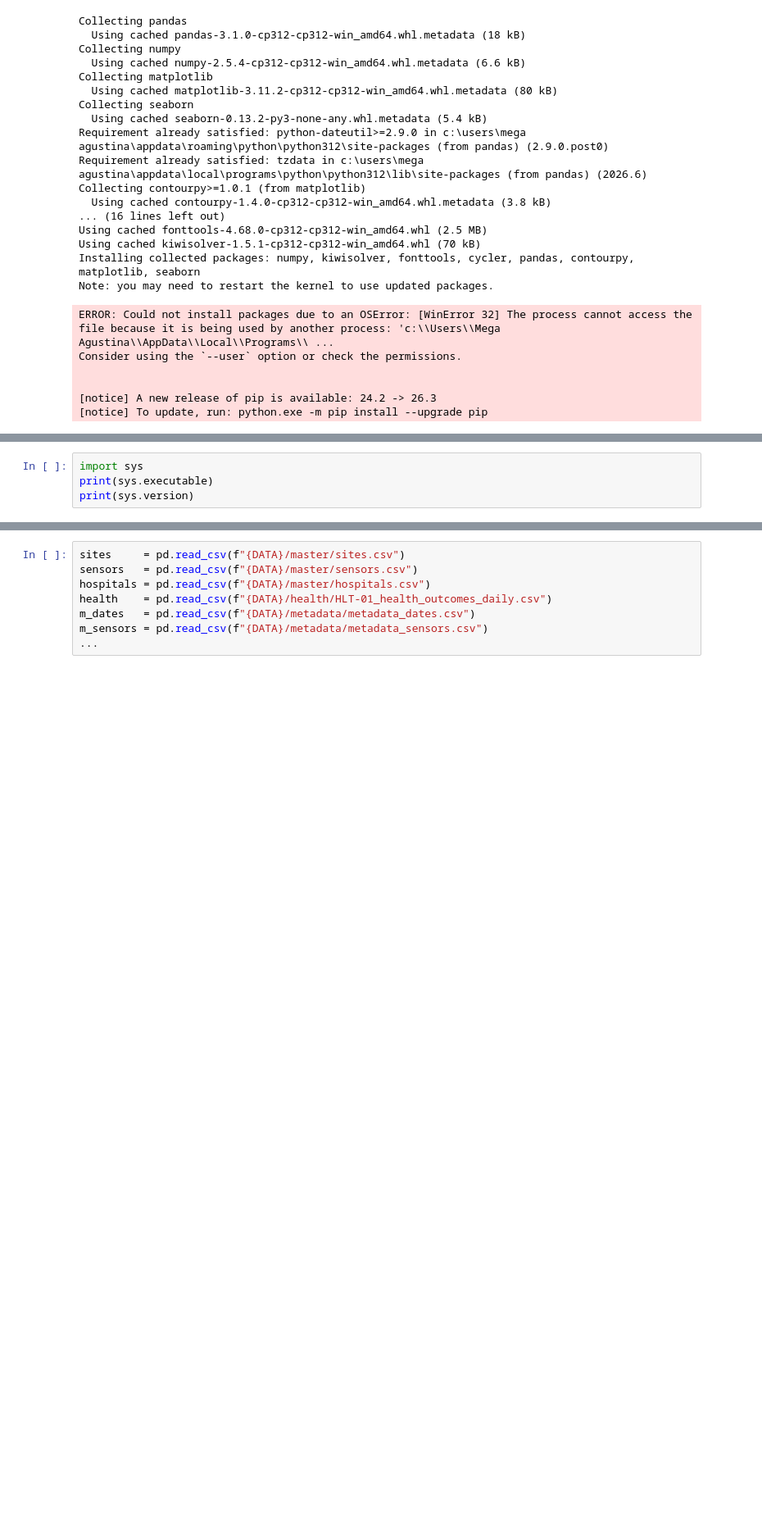
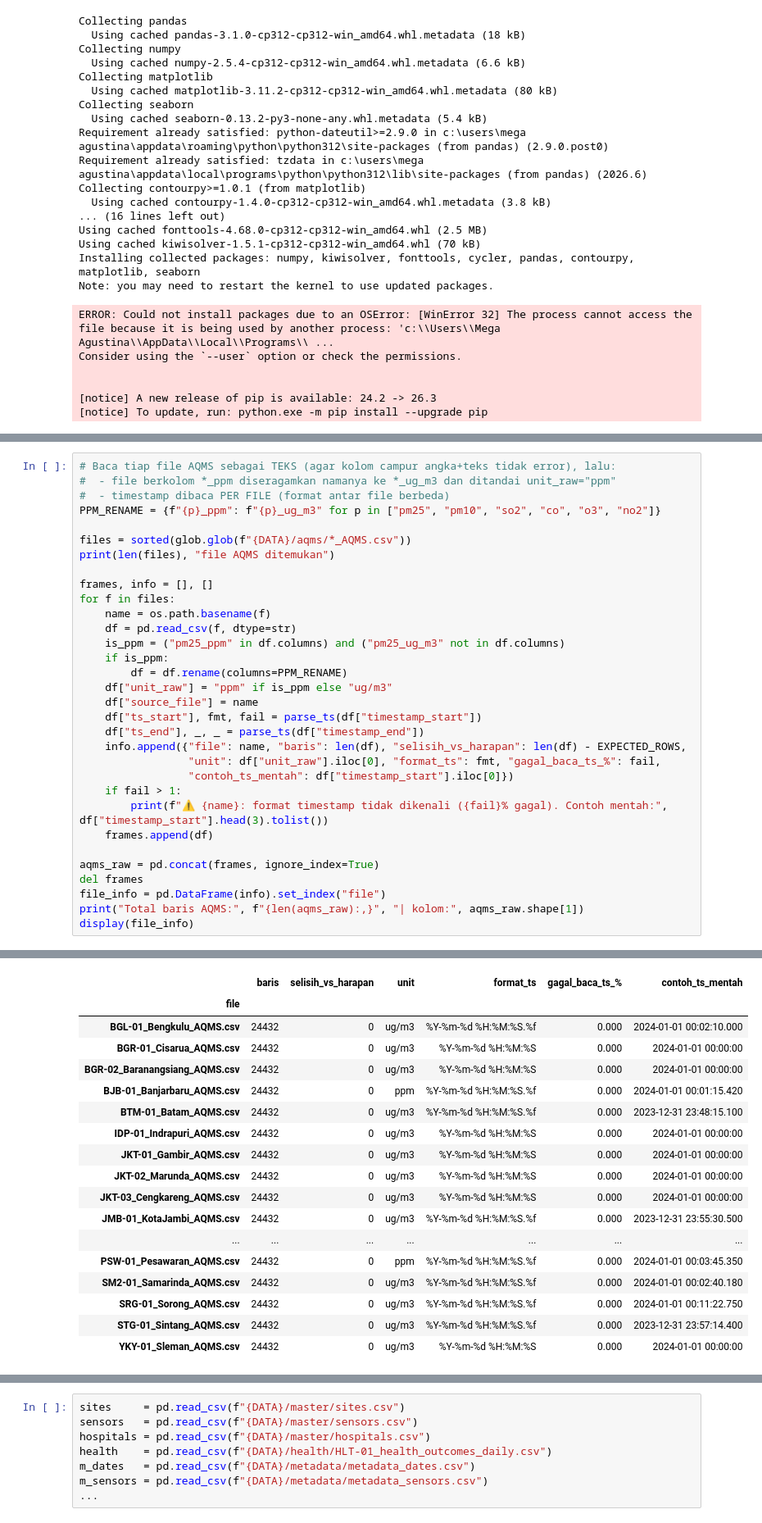
Before and after one commit to megaaugshbg/dagelarrasa, a Jupyter notebook: notebooks/data_wrangling.ipynb, the cells around one changed output, grey strips where cells are left out. Shown at 82% size. Cells and saved outputs as stored; diff of their text form; blank space fills up the shorter version.

```diff
--- a/notebooks/data_wrangling.ipynb
+++ b/notebooks/data_wrangling.ipynb
@@ -32,5 +100,33 @@ Consider using the `--user` option or check the permissions.
 # %%
-import sys
-print(sys.executable)
-print(sys.version)
+# Baca tiap file AQMS sebagai TEKS (agar kolom campur angka+teks tidak error), lalu:
+#  - file berkolom *_ppm diseragamkan namanya ke *_ug_m3 dan ditandai unit_raw="ppm"
+#  - timestamp dibaca PER FILE (format antar file berbeda)
+PPM_RENAME = {f"{p}_ppm": f"{p}_ug_m3" for p in ["pm25", "pm10", "so2", "co", "o3", "no2"]}
+
+files = sorted(glob.glob(f"{DATA}/aqms/*_AQMS.csv"))
+print(len(files), "file AQMS ditemukan")
+
+frames, info = [], []
+for f in files:
+    name = os.path.basename(f)
+    df = pd.read_csv(f, dtype=str)
+    is_ppm = ("pm25_ppm" in df.columns) and ("pm25_ug_m3" not in df.columns)
+    if is_ppm:
+        df = df.rename(columns=PPM_RENAME)
+    df["unit_raw"] = "ppm" if is_ppm else "ug/m3"
+    df["source_file"] = name
+    df["ts_start"], fmt, fail = parse_ts(df["timestamp_start"])
+    df["ts_end"], _, _ = parse_ts(df["timestamp_end"])
+    info.append({"file": name, "baris": len(df), "selisih_vs_harapan": len(df) - EXPECTED_ROWS,
+                 "unit": df["unit_raw"].iloc[0], "format_ts": fmt, "gagal_baca_ts_%": fail,
+                 "contoh_ts_mentah": df["timestamp_start"].iloc[0]})
+    if fail > 1:
+        print(f"⚠️ {name}: format timestamp tidak dikenali ({fail}% gagal). Contoh mentah:", df["timestamp_start"].head(3).tolist())
+    frames.append(df)
+
+aqms_raw = pd.concat(frames, ignore_index=True)
+del frames
+file_info = pd.DataFrame(info).set_index("file")
+print("Total baris AQMS:", f"{len(aqms_raw):,}", "| kolom:", aqms_raw.shape[1])
+display(file_info)
 # %% [output]
@@ -38,0 +135,18 @@ c:\Users\Mega Agustina\AppData\Local\Programs\Python\Python312\python.exe
+|  | baris | selisih_vs_harapan | unit | format_ts | gagal_baca_ts_% | contoh_ts_mentah |
+| file |  |  |  |  |  |  |
+| BGL-01_Bengkulu_AQMS.csv | 24432 | 0 | ug/m3 | %Y-%m-%d %H:%M:%S.%f | 0.000 | 2024-01-01 00:02:10.000 |
+| BGR-01_Cisarua_AQMS.csv | 24432 | 0 | ug/m3 | %Y-%m-%d %H:%M:%S | 0.000 | 2024-01-01 00:00:00 |
+| BGR-02_Baranangsiang_AQMS.csv | 24432 | 0 | ug/m3 | %Y-%m-%d %H:%M:%S | 0.000 | 2024-01-01 00:00:00 |
+| BJB-01_Banjarbaru_AQMS.csv | 24432 | 0 | ppm | %Y-%m-%d %H:%M:%S.%f | 0.000 | 2024-01-01 00:01:15.420 |
+| BTM-01_Batam_AQMS.csv | 24432 | 0 | ug/m3 | %Y-%m-%d %H:%M:%S.%f | 0.000 | 2023-12-31 23:48:15.100 |
+| IDP-01_Indrapuri_AQMS.csv | 24432 | 0 | ug/m3 | %Y-%m-%d %H:%M:%S | 0.000 | 2024-01-01 00:00:00 |
+| JKT-01_Gambir_AQMS.csv | 24432 | 0 | ug/m3 | %Y-%m-%d %H:%M:%S | 0.000 | 2024-01-01 00:00:00 |
+| JKT-02_Marunda_AQMS.csv | 24432 | 0 | ug/m3 | %Y-%m-%d %H:%M:%S | 0.000 | 2024-01-01 00:00:00 |
+| JKT-03_Cengkareng_AQMS.csv | 24432 | 0 | ug/m3 | %Y-%m-%d %H:%M:%S | 0.000 | 2024-01-01 00:00:00 |
+| JMB-01_KotaJambi_AQMS.csv | 24432 | 0 | ug/m3 | %Y-%m-%d %H:%M:%S.%f | 0.000 | 2023-12-31 23:55:30.500 |
+| ... | ... | ... | ... | ... | ... | ... |
+| PSW-01_Pesawaran_AQMS.csv | 24432 | 0 | ppm | %Y-%m-%d %H:%M:%S.%f | 0.000 | 2024-01-01 00:03:45.350 |
+| SM2-01_Samarinda_AQMS.csv | 24432 | 0 | ug/m3 | %Y-%m-%d %H:%M:%S.%f | 0.000 | 2024-01-01 00:02:40.180 |
+| SRG-01_Sorong_AQMS.csv | 24432 | 0 | ug/m3 | %Y-%m-%d %H:%M:%S.%f | 0.000 | 2024-01-01 00:11:22.750 |
+| STG-01_Sintang_AQMS.csv | 24432 | 0 | ug/m3 | %Y-%m-%d %H:%M:%S.%f | 0.000 | 2023-12-31 23:57:14.400 |
+| YKY-01_Sleman_AQMS.csv | 24432 | 0 | ug/m3 | %Y-%m-%d %H:%M:%S | 0.000 | 2024-01-01 00:00:00 |
```
Also changed, not shown: parts of 22 cells of this notebook.
